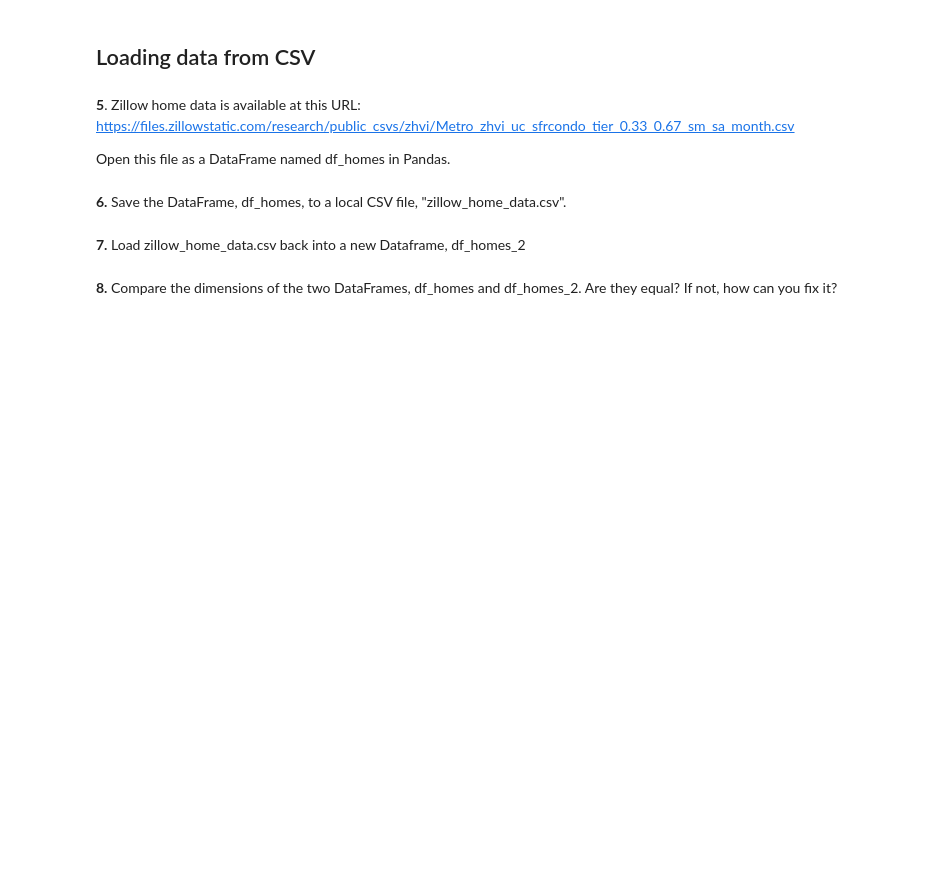
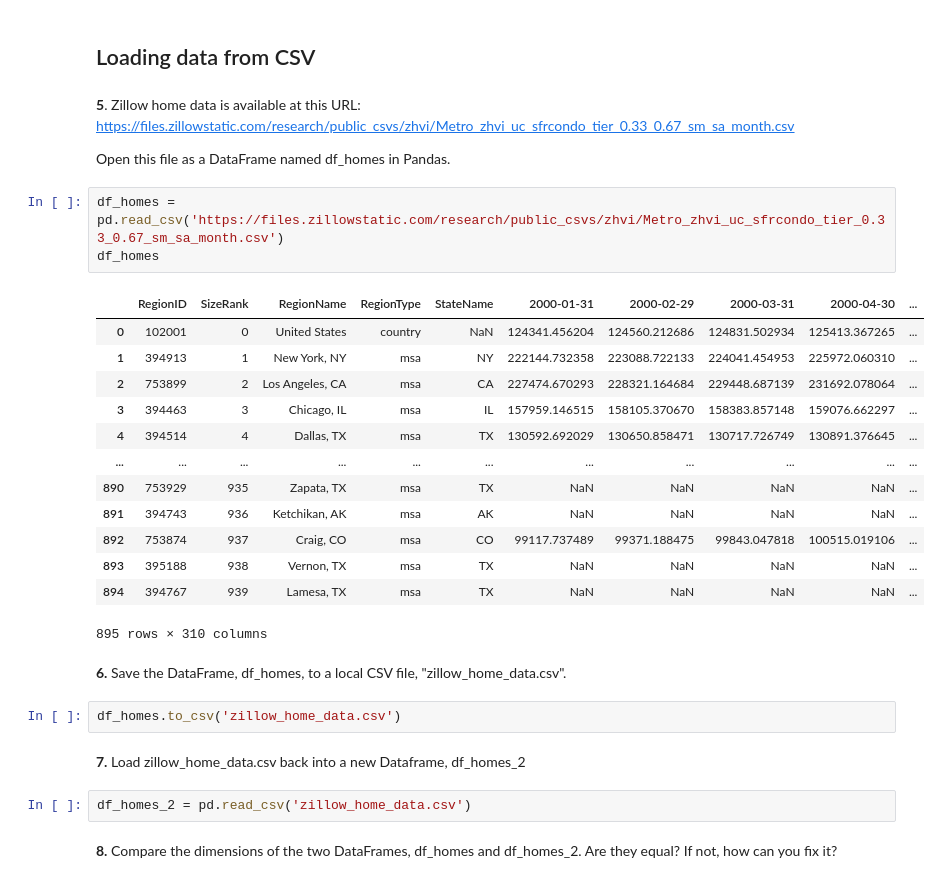
Before and after one commit to vrmelox/python_strike_for_perfection, a Jupyter notebook: booksource/exercises/PandasExercises.ipynb, the cells around one changed output. Cells and saved outputs as stored; diff of their text form; blank space fills up the shorter version.

```diff
--- a/booksource/exercises/PandasExercises.ipynb
+++ b/booksource/exercises/PandasExercises.ipynb
@@ -25,9 +73,30 @@ df = pd.DataFrame(data)
 **5**. Zillow home data is available at this URL: https://files.zillowstatic.com/research/public_csvs/zhvi/Metro_zhvi_uc_sfrcondo_tier_0.33_0.67_sm_sa_month.csv
 
 Open this file as a DataFrame named df_homes in Pandas.
+# %%
+df_homes = pd.read_csv('https://files.zillowstatic.com/research/public_csvs/zhvi/Metro_zhvi_uc_sfrcondo_tier_0.33_0.67_sm_sa_month.csv')
+df_homes
+# %% [output]
+|  | RegionID | SizeRank | RegionName | RegionType | StateName | 2000-01-31 | 2000-02-29 | 2000-03-31 | 2000-04-30 | ... |
+| 0 | 102001 | 0 | United States | country | NaN | 124341.456204 | 124560.212686 | 124831.502934 | 125413.367265 | ... |
+| 1 | 394913 | 1 | New York, NY | msa | NY | 222144.732358 | 223088.722133 | 224041.454953 | 225972.060310 | ... |
+| 2 | 753899 | 2 | Los Angeles, CA | msa | CA | 227474.670293 | 228321.164684 | 229448.687139 | 231692.078064 | ... |
+| 3 | 394463 | 3 | Chicago, IL | msa | IL | 157959.146515 | 158105.370670 | 158383.857148 | 159076.662297 | ... |
+| 4 | 394514 | 4 | Dallas, TX | msa | TX | 130592.692029 | 130650.858471 | 130717.726749 | 130891.376645 | ... |
+| ... | ... | ... | ... | ... | ... | ... | ... | ... | ... | ... |
+| 890 | 753929 | 935 | Zapata, TX | msa | TX | NaN | NaN | NaN | NaN | ... |
+| 891 | 394743 | 936 | Ketchikan, AK | msa | AK | NaN | NaN | NaN | NaN | ... |
+| 892 | 753874 | 937 | Craig, CO | msa | CO | 99117.737489 | 99371.188475 | 99843.047818 | 100515.019106 | ... |
+| 893 | 395188 | 938 | Vernon, TX | msa | TX | NaN | NaN | NaN | NaN | ... |
+| 894 | 394767 | 939 | Lamesa, TX | msa | TX | NaN | NaN | NaN | NaN | ... |
+895 rows × 310 columns
 # %% [markdown]
 **6.** Save the DataFrame, df_homes, to a local CSV file, "zillow_home_data.csv".
+# %%
+df_homes.to_csv('zillow_home_data.csv')
 # %% [markdown]
 **7.** Load zillow_home_data.csv back into a new Dataframe, df_homes_2
+# %%
+df_homes_2 = pd.read_csv('zillow_home_data.csv')
 # %% [markdown]
 **8.** Compare the dimensions of the two DataFrames, df_homes and df_homes_2.  Are they equal?  If not, how can you fix it?
```
Also changed, not shown: parts of 7 cells of this notebook.
